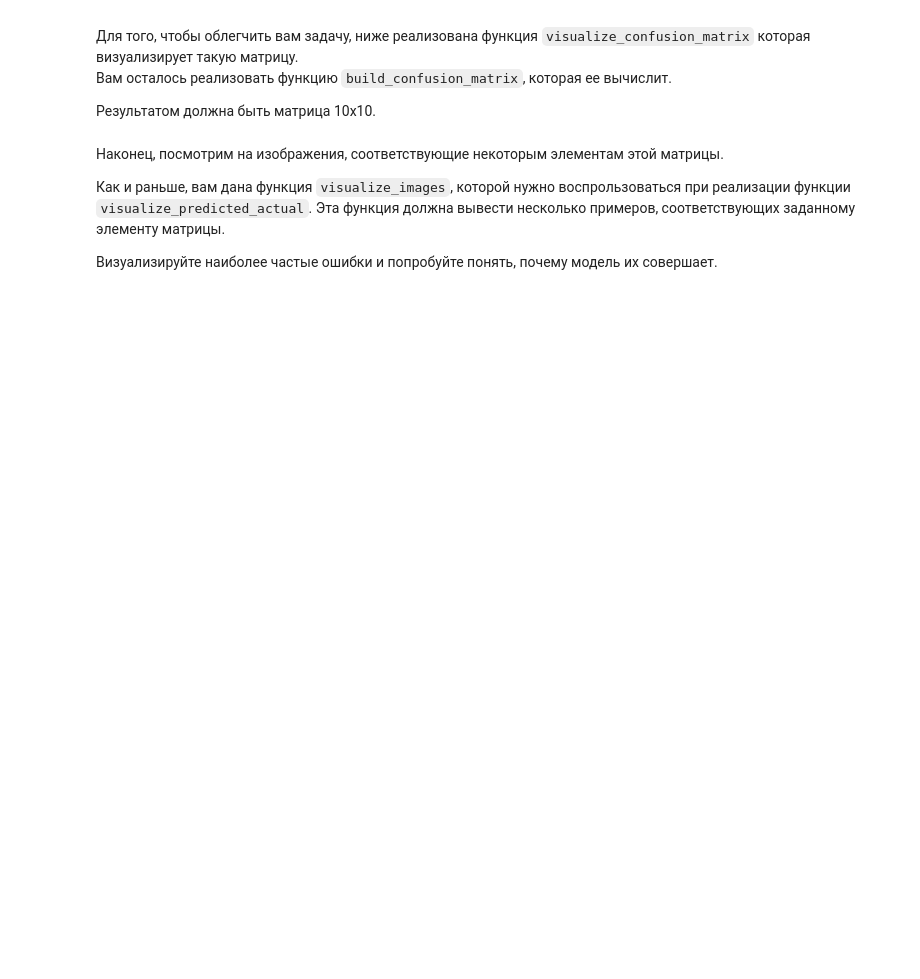
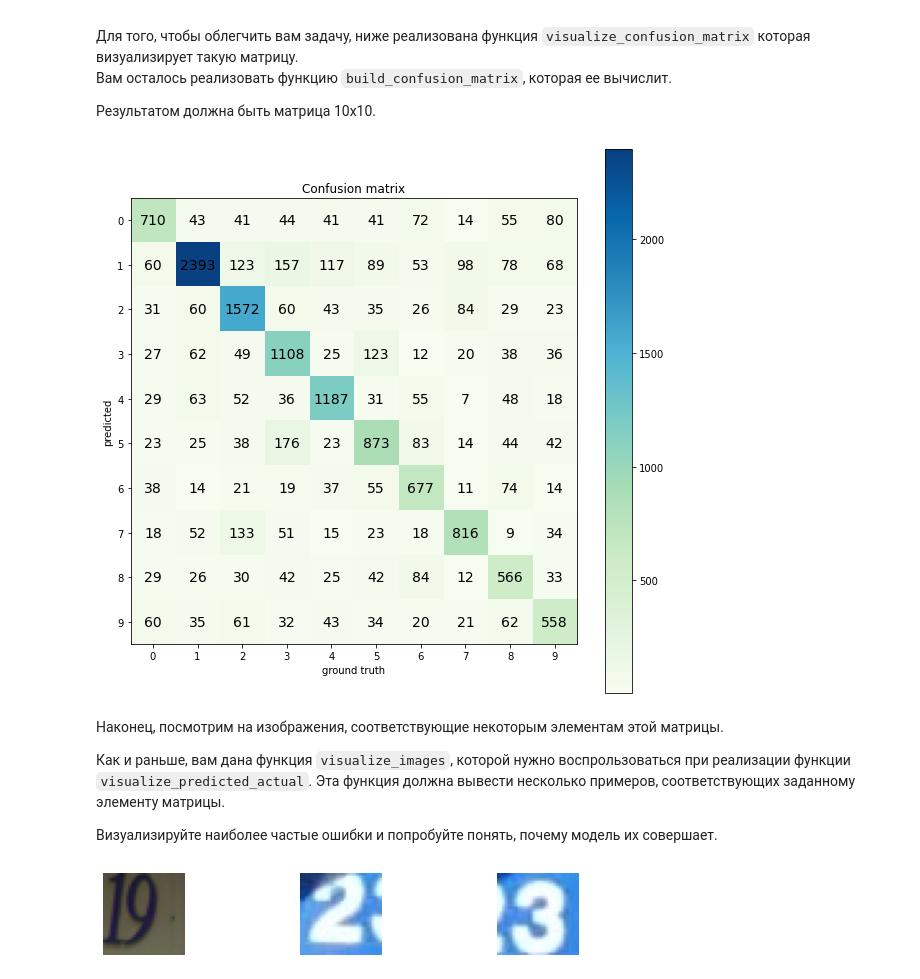
Before and after one commit to savchenkoyana/dlcourse_ai, a Jupyter notebook: assignments/assignment2/PyTorch.ipynb, the cells around one changed output. Drawn from its saved outputs; the diff is of its cells as text; code cells hidden in the pictures; blank space fills up the shorter version.

```diff
--- a/assignments/assignment2/PyTorch.ipynb
+++ b/assignments/assignment2/PyTorch.ipynb
@@ -224,6 +244,19 @@ loss_history, train_history, val_history = train_model(nn_model, train_loader, v
 # Hint: look up learning rate schedulers in PyTorch. You might need to extend train_model function a little bit too!
 
 nn_model = nn.Sequential(
+            Flattener(),
+            nn.Linear(3*32*32, 100),
+            nn.BatchNorm1d(100),
+            nn.ReLU(inplace=True),
+            nn.Linear(100, 100),
+            nn.BatchNorm1d(100),
+            nn.ReLU(inplace=True),
+            nn.Linear(100, 10),
+            nn.BatchNorm1d(10),
          )
+nn_model.type(torch.FloatTensor)
+optimizer = optim.SGD(nn_model.parameters(), lr=1e-3, weight_decay=1e-1)
 
-loss_history, train_history, val_history = train_model()
+scheduler = optim.lr_scheduler.ExponentialLR(optimizer, gamma=0.5)
+loss_history, train_history, val_history = train_model(
+    nn_model, train_loader, val_loader, loss, optimizer, 5, scheduler=scheduler, n_schedule=2)
@@ -265,11 +304,18 @@ def evaluate_model(model, dataset, indices):
     """
     model.eval() # Evaluation mode
 
-    # TODO: Evaluate model on the list of indices and capture predictions
-    # and ground truth labels
-    # Hint: SubsetSampler above could be useful!
+    subset_sampler = SubsetSampler(indices)
+    num_samples = len(subset_sampler)
+    data_loader = torch.utils.data.DataLoader(dataset, batch_size=num_samples,
+                                           sampler=subset_sampler)
+    predictions = np.array([],dtype=int)
+    ground_truth = np.array([],dtype=int)
 
-    raise Exception("Not implemented")
+    for i_step, (x, y) in enumerate(data_loader):
+        prediction = model(x)
+        _, prediction = torch.max(prediction, 1)
+        predictions = np.append(predictions, prediction)
+        ground_truth = np.append(ground_truth, y.numpy())
 
     return predictions, ground_truth
 
@@ -306,41 +352,51 @@ def visualize_confusion_matrix(confusion_matrix):
     assert confusion_matrix.shape[0] == confusion_matrix.shape[1]
     size = confusion_matrix.shape[0]
     fig = plt.figure(figsize=(10,10))
     plt.title("Confusion matrix")
     plt.ylabel("predicted")
     plt.xlabel("ground truth")
     res = plt.imshow(confusion_matrix, cmap='GnBu', interpolation='nearest')
     cb = fig.colorbar(res)
     plt.xticks(np.arange(size))
     plt.yticks(np.arange(size))
     for i, row in enumerate(confusion_matrix):
         for j, count in enumerate(row):
             plt.text(j, i, count, fontsize=14, horizontalalignment='center', verticalalignment='center')
 
 def build_confusion_matrix(predictions, ground_truth):
     """
     Builds confusion matrix from predictions and ground truth
 
     predictions: np array of ints, model predictions for all validation samples
     ground_truth: np array of ints, ground truth for all validation samples
 
     Returns:
     np array of ints, (10,10), counts of samples for predicted/ground_truth classes
     """
 
     confusion_matrix = np.zeros((10,10), np.int)
+    predictions, gt = evaluate_model(nn_model, data_train, val_indices)
 
-    # TODO: Implement filling the prediction matrix
-    return np.array([[40, 2, 3], [10, 50,0], [0, 2, 80]])
+    for i in range(10):
+        for j in range(10):
+            confusion_matrix[i,j] = np.sum((predictions == i)*(ground_truth == j))
+
+    return confusion_matrix
 
 confusion_matrix = build_confusion_matrix(predictions, gt)
 visualize_confusion_matrix(confusion_matrix)
+# %% [output]
+[figure, added]
 # %% [markdown]
 Наконец, посмотрим на изображения, соответствующие некоторым элементам этой матрицы.
 
 Как и раньше, вам дана функция `visualize_images`, которой нужно воспрользоваться при реализации функции `visualize_predicted_actual`. Эта функция должна вывести несколько примеров, соответствующих заданному элементу матрицы.
 
 Визуализируйте наиболее частые ошибки и попробуйте понять, почему модель их совершает.
+# %%
+visualize_images([1,2,3], data_train_images)
+# %% [output]
+[figure, added]
 # %%
 data_train_images = dset.SVHN('./data/', split='train')
 
```
Also changed, not shown: parts of 12 cells of this notebook.
